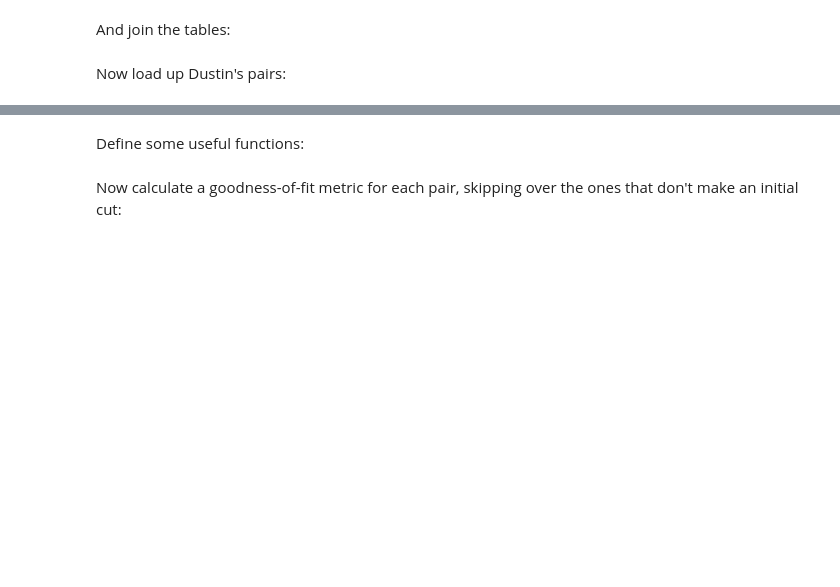
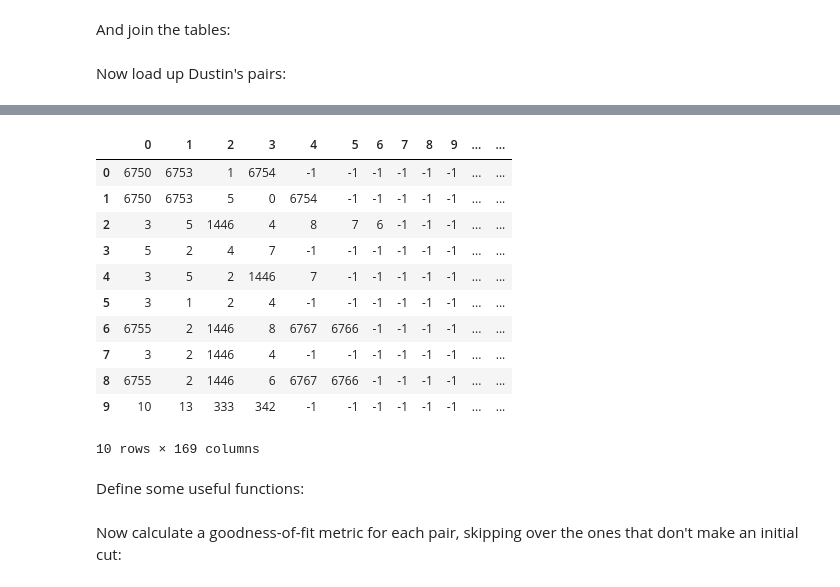
Before and after one commit to megbedell/kepler-pairs, a Jupyter notebook: notebooks/all-kepler-matches.ipynb, the cells around one changed output, grey strips where cells are left out. Cells and saved outputs as stored; diff of their text form; code cells hidden in the pictures; blank space fills up the shorter version.

```diff
--- a/notebooks/all-kepler-matches.ipynb
+++ b/notebooks/all-kepler-matches.ipynb
@@ -59,3 +68,19 @@ pairs = hdul[0].data
+# %%
+pairs = pd.DataFrame(data=pairs)
+pairs.iloc[:10]
+# %% [output]
+|  | 0 | 1 | 2 | 3 | 4 | 5 | 6 | 7 | 8 | 9 | ... | ... |
+| 0 | 6750 | 6753 | 1 | 6754 | -1 | -1 | -1 | -1 | -1 | -1 | ... | ... |
+| 1 | 6750 | 6753 | 5 | 0 | 6754 | -1 | -1 | -1 | -1 | -1 | ... | ... |
+| 2 | 3 | 5 | 1446 | 4 | 8 | 7 | 6 | -1 | -1 | -1 | ... | ... |
+| 3 | 5 | 2 | 4 | 7 | -1 | -1 | -1 | -1 | -1 | -1 | ... | ... |
+| 4 | 3 | 5 | 2 | 1446 | 7 | -1 | -1 | -1 | -1 | -1 | ... | ... |
+| 5 | 3 | 1 | 2 | 4 | -1 | -1 | -1 | -1 | -1 | -1 | ... | ... |
+| 6 | 6755 | 2 | 1446 | 8 | 6767 | 6766 | -1 | -1 | -1 | -1 | ... | ... |
+| 7 | 3 | 2 | 1446 | 4 | -1 | -1 | -1 | -1 | -1 | -1 | ... | ... |
+| 8 | 6755 | 2 | 1446 | 6 | 6767 | 6766 | -1 | -1 | -1 | -1 | ... | ... |
+| 9 | 10 | 13 | 333 | 342 | -1 | -1 | -1 | -1 | -1 | -1 | ... | ... |
+10 rows × 169 columns
 # %% [markdown]
 Define some useful functions:
 # %%
```
Also changed, not shown: parts of 12 cells of this notebook, 2 other files.
